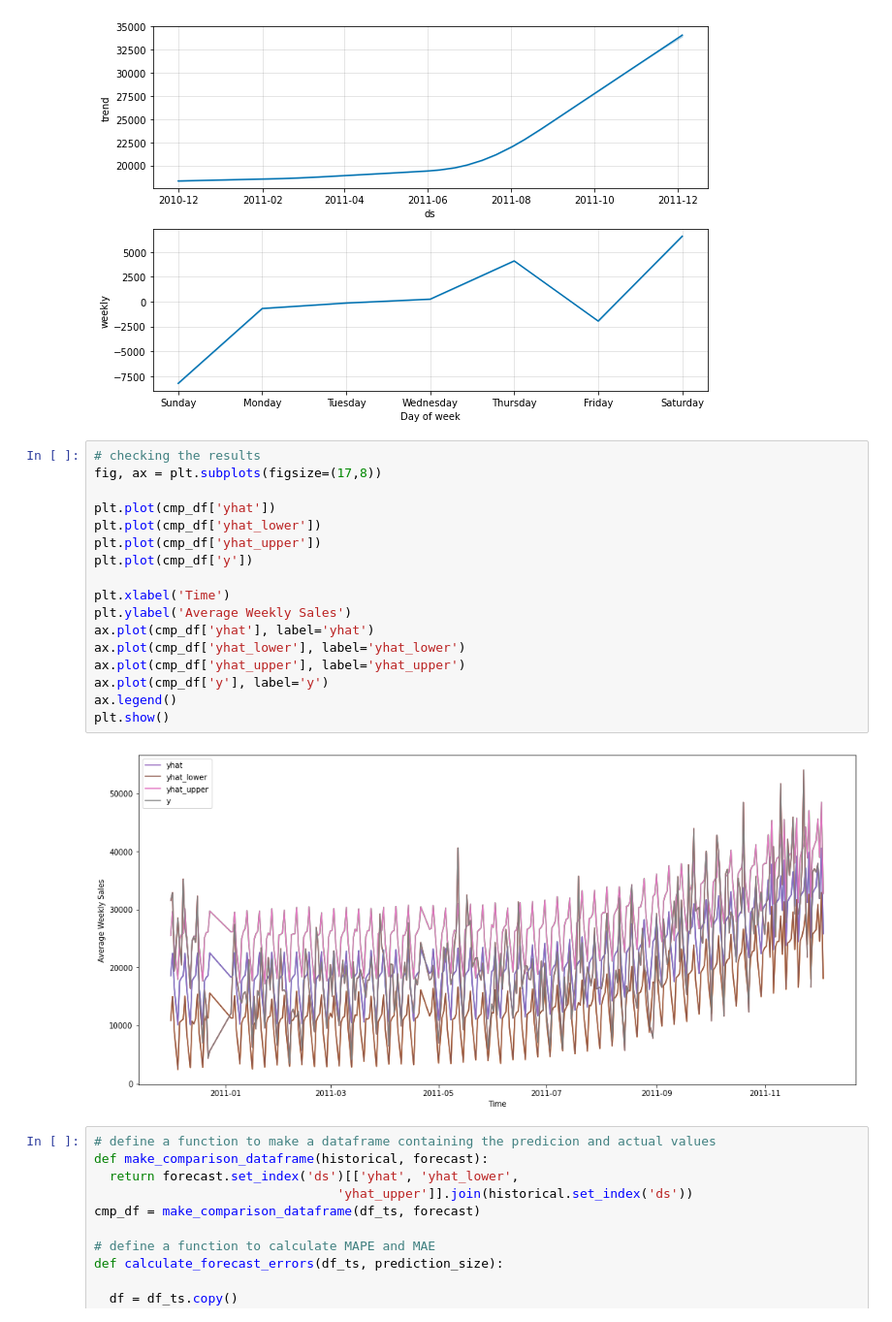
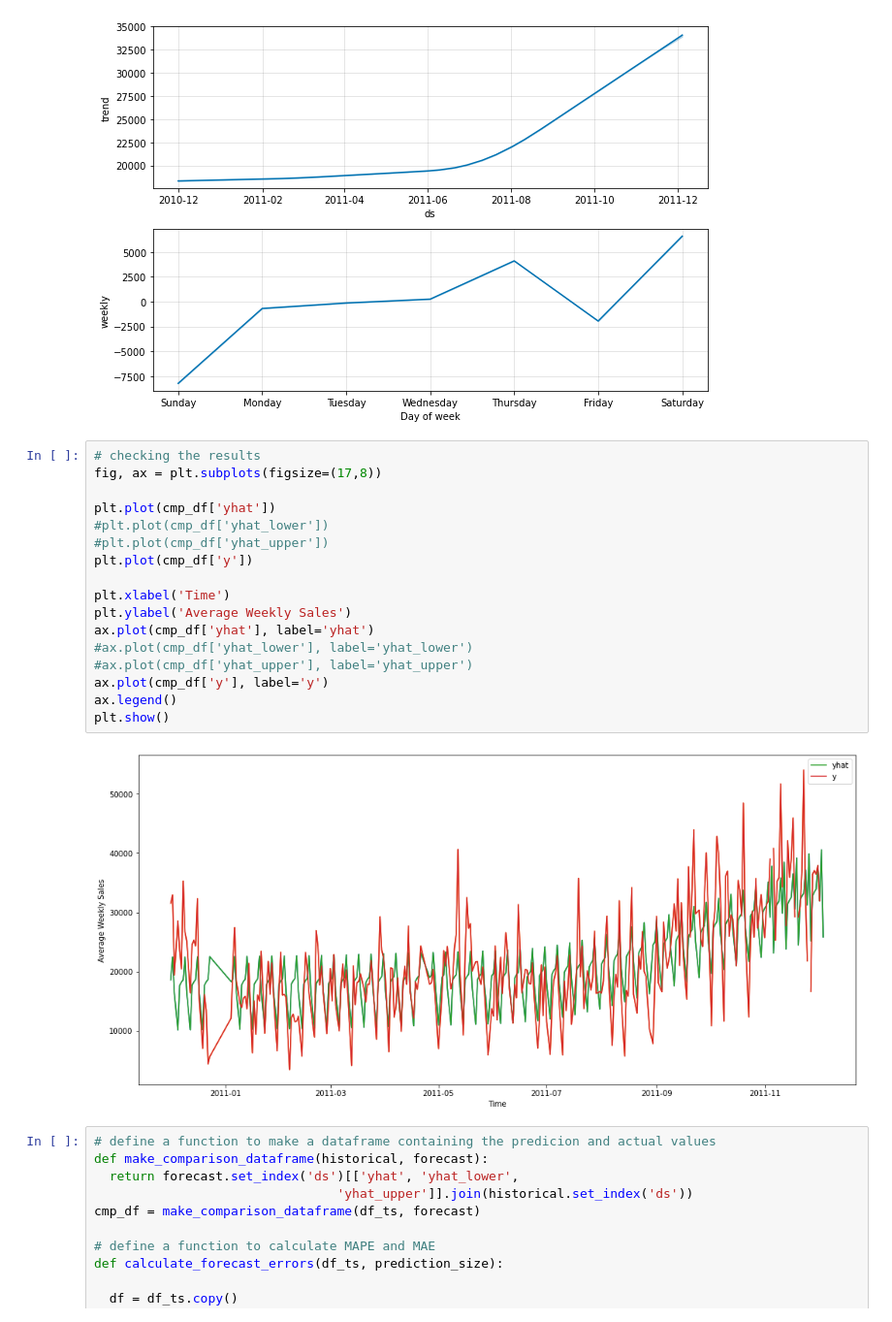
Before and after one commit to rafaelnduarte/Sales_Forecast_Prophet, a Jupyter notebook: Sales_Forecast_Prophet.ipynb, the cells around one changed output. Shown at 97% size. Drawn from its saved outputs; the diff is of its cells as text.

```diff
--- a/Sales_Forecast_Prophet.ipynb
+++ b/Sales_Forecast_Prophet.ipynb
@@ -555,22 +579,22 @@ b.plot_components(forecast)
 # %%
 # checking the results
 fig, ax = plt.subplots(figsize=(17,8))
 
 plt.plot(cmp_df['yhat'])
-plt.plot(cmp_df['yhat_lower'])
-plt.plot(cmp_df['yhat_upper'])
+#plt.plot(cmp_df['yhat_lower'])
+#plt.plot(cmp_df['yhat_upper'])
 plt.plot(cmp_df['y'])
 
 plt.xlabel('Time')
 plt.ylabel('Average Weekly Sales')
 ax.plot(cmp_df['yhat'], label='yhat')
-ax.plot(cmp_df['yhat_lower'], label='yhat_lower')
-ax.plot(cmp_df['yhat_upper'], label='yhat_upper')
+#ax.plot(cmp_df['yhat_lower'], label='yhat_lower')
+#ax.plot(cmp_df['yhat_upper'], label='yhat_upper')
 ax.plot(cmp_df['y'], label='y')
 ax.legend()
 plt.show()
 # %% [output]
-[figure, old version]
+[figure, new version]
 # %%
 # define a function to make a dataframe containing the predicion and actual values
 def make_comparison_dataframe(historical, forecast):
```
Also changed, not shown: parts of 28 cells of this notebook.
